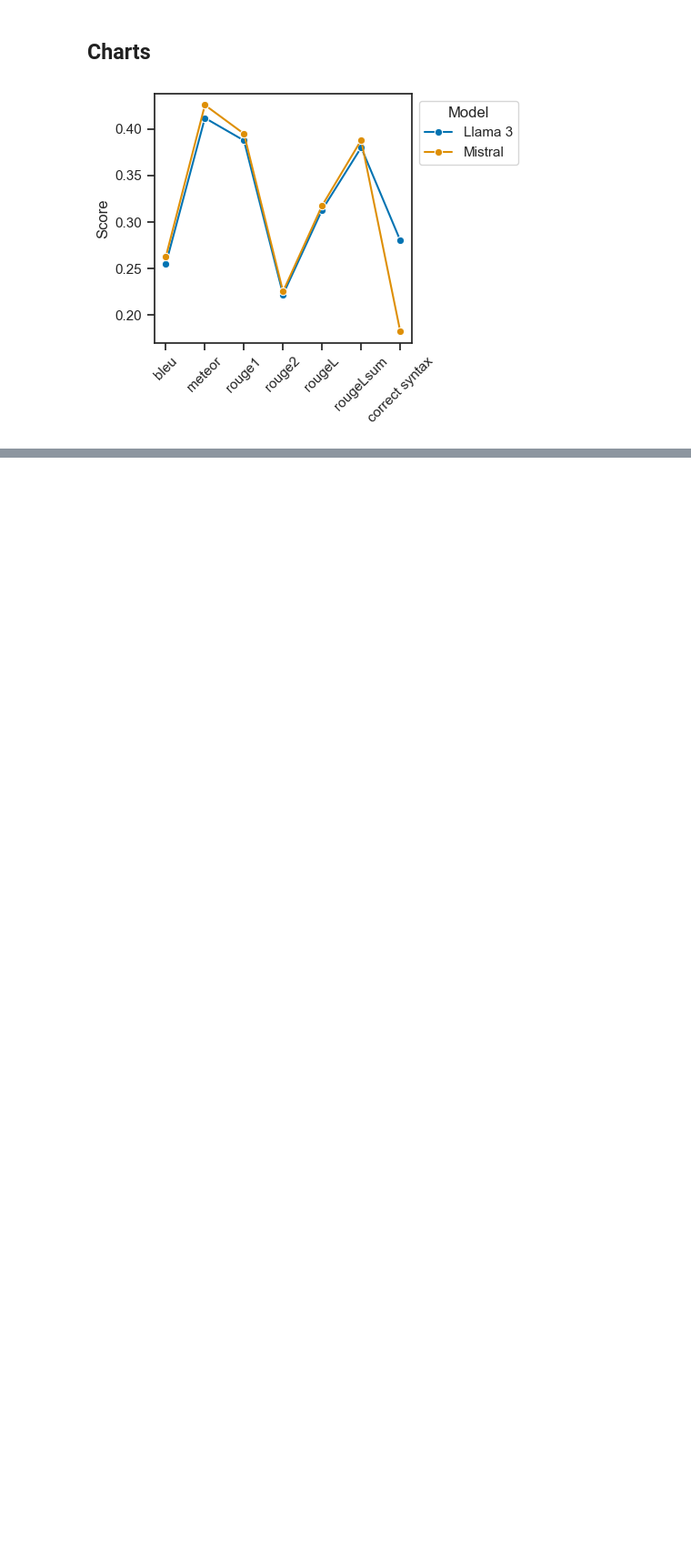
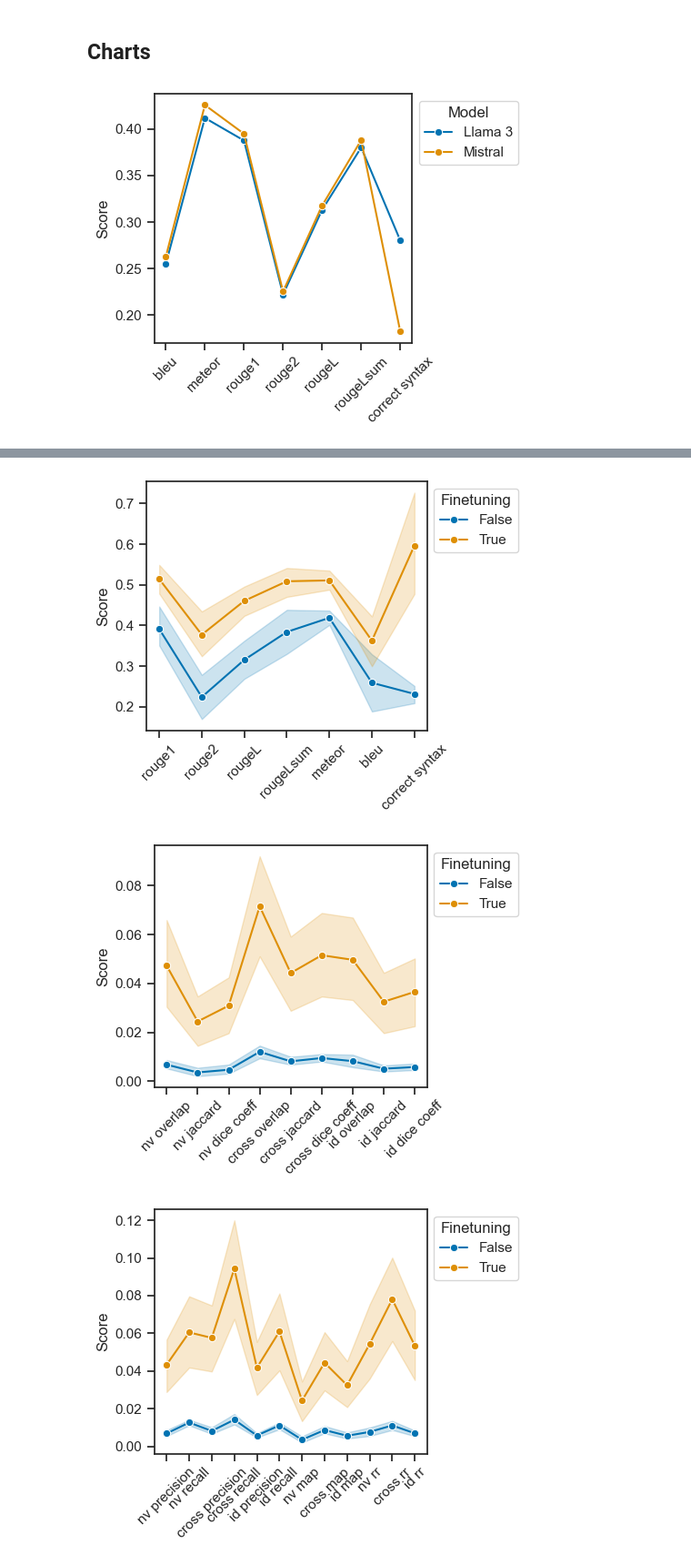
Before and after one commit to Gratic/Finetuning-LLM-for-SPARQL-generation, a Jupyter notebook: scripts/experiment_results.ipynb, the cells around one changed output, grey strips where cells are left out. Shown at 91% size. Saved outputs shown, nothing was run; the diff lists cells and outputs as text; code cells hidden in the pictures; blank space fills up the shorter version.

Commit message:
feat: result visualization

```diff
--- a/scripts/experiment_results.ipynb
+++ b/scripts/experiment_results.ipynb
@@ -740,0 +791,52 @@ plt.show()
+# %%
+df_compare.columns = df_compare.columns.str.replace('gnv', 'nv')
+compare_groupby = df_compare.groupby(["dataset", 'input-target', 'finetuned'])[['nv precision', 'nv recall', 'nv overlap', 'nv jaccard',
+       'nv dice coeff', 'cross precision', 'cross recall', 'cross overlap',
+       'cross jaccard', 'cross dice coeff', 'id precision', 'id recall',
+       'id overlap', 'id jaccard', 'id dice coeff', 'rouge1', 'rouge2',
+       'rougeL', 'rougeLsum', 'meteor', 'bleu', 'correct syntax', 'nv map',
+       'cross map', 'id map', 'nv rr', 'cross rr', 'id rr']].mean().reset_index()
+compare_data = compare_groupby.melt(id_vars=["dataset", 'input-target', 'finetuned'], var_name='metric', value_vars=['nv precision', 'nv recall', 'nv overlap', 'nv jaccard',
+       'nv dice coeff', 'cross precision', 'cross recall', 'cross overlap',
+       'cross jaccard', 'cross dice coeff', 'id precision', 'id recall',
+       'id overlap', 'id jaccard', 'id dice coeff', 'rouge1', 'rouge2',
+       'rougeL', 'rougeLsum', 'meteor', 'bleu', 'correct syntax', 'nv map',
+       'cross map', 'id map', 'nv rr', 'cross rr', 'id rr'])
+# %%
+mt_metrics = ["bleu", "meteor", "rouge1", "rouge2", "rougeL", "rougeLsum", "correct syntax"]
+sim_metrics = ["cross dice coeff", "cross jaccard", "cross overlap", "nv dice coeff", "nv jaccard", "nv overlap", "id dice coeff", "id jaccard", "id overlap"]
+ir_metrics = ["cross map", "cross precision", "cross recall", "cross rr", "nv map", "nv precision", "nv recall", "nv rr", "id map", "id precision", "id recall", "id rr"]
+# %%
+plt.figure(figsize=(5, 4))
+sns.lineplot(data=compare_data.loc[compare_data['metric'].isin(mt_metrics)], x='metric', y='value', hue='finetuned', marker='o')
+plt.xlabel(None)
+plt.ylabel('Score')
+plt.xticks(rotation=45)
+plt.legend(title='Finetuning', bbox_to_anchor=(1.00, 1), loc='upper left')
+# Adjust layout and display the plot
+plt.tight_layout()
+plt.show()
+
+plt.figure(figsize=(5, 4))
+sns.lineplot(data=compare_data.loc[compare_data['metric'].isin(sim_metrics)], x='metric', y='value', hue='finetuned', marker='o')
+plt.xlabel(None)
+plt.ylabel('Score')
+plt.xticks(rotation=45)
+plt.legend(title='Finetuning', bbox_to_anchor=(1.00, 1), loc='upper left')
+# Adjust layout and display the plot
+plt.tight_layout()
+plt.show()
+
+plt.figure(figsize=(5, 4))
+sns.lineplot(data=compare_data.loc[compare_data['metric'].isin(ir_metrics)], x='metric', y='value', hue='finetuned', marker='o')
+plt.xlabel(None)
+plt.ylabel('Score')
+plt.xticks(rotation=45)
+plt.legend(title='Finetuning', bbox_to_anchor=(1.00, 1), loc='upper left')
+# Adjust layout and display the plot
+plt.tight_layout()
+plt.show()
+# %% [output]
+[figure, added]
+[figure, added]
+[figure, added]
```
Also changed, not shown: parts of 7 cells of this notebook.
